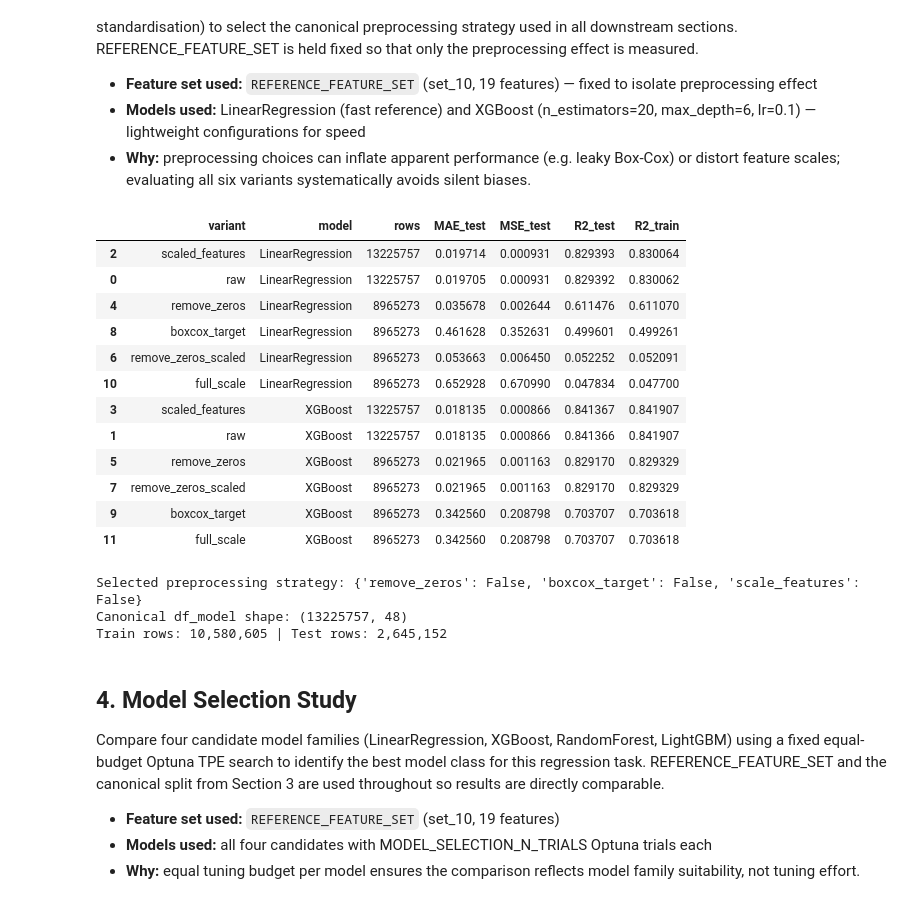
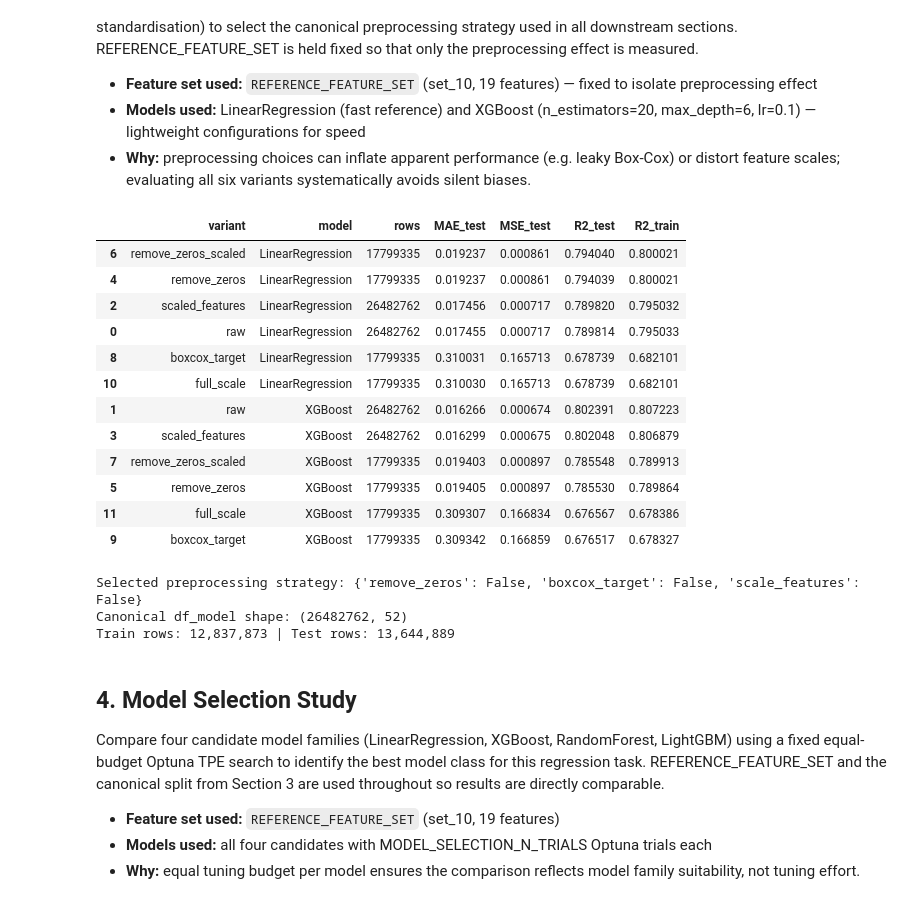
Before and after one commit to marcvem2AED/ML-framework-for-SWF-retrieval, a Jupyter notebook: 3-Model_training.ipynb, the cells around one changed output. Saved outputs shown, nothing was run; the diff lists cells and outputs as text; code cells hidden in the pictures.

```diff
--- a/3-Model_training.ipynb
+++ b/3-Model_training.ipynb
@@ -139,12 +143,10 @@ def evaluate_scaling_variants(df_raw, variants, models, target_col=TARGET_COL):
         df_variant, lam = preprocess_dataset(df_raw, target_col=target_col, **params)
         y_variant = df_variant[target_col]
 
-        tr_idx, te_idx = train_test_split(
-            df_variant.index,
-            test_size=0.2,
-            random_state=RANDOM_STATE,
-            shuffle=True,
-        )
+        tr_idx = df_variant.index[df_raw.loc[df_variant.index, 'year'] == 2017]
+        te_idx = df_variant.index[df_raw.loc[df_variant.index, 'year'] == 2018]
+
+        df_variant = df_variant.drop(columns=['year'])
 
         X_train = df_variant.drop(columns=[target_col]).loc[tr_idx]
         X_test = df_variant.drop(columns=[target_col]).loc[te_idx]
@@ -236,17 +238,7 @@ def create_geographic_block_split(df_in, lat_col='latitude_grid', lon_col='longi
     test_mask = temp['geo_block'].isin(test_blocks)
     return temp.index[~test_mask], temp.index[test_mask]
 
-def drop_column_ablation(
-    X,
-    y,
-    model_builder,
-    n_splits=3,
-    n_repeats=1,
-    random_state=42,
-    r2_redundant_threshold=0.002,
-    mae_redundant_threshold=0.001,
-    verbose=True,
-):
+def drop_column_ablation(X, y, model_builder, n_splits=3, n_repeats=1, random_state=42, r2_redundant_threshold=0.002, mae_redundant_threshold=0.001, verbose=True,):
     rows = []
     features = list(X.columns)
 
@@ -326,8 +318,7 @@ def build_xgb_from_current_setup():
     return XGBRegressor(**models['XGBoost'].get_params())
 
 # ── New scaffold functions ─────────────────────────────────────────────
-def run_model_selection_study(df_model, y, train_idx, feature_set, candidates, n_trials,
-                               n_splits, sample_frac, random_state):
+def run_model_selection_study(df_model, y, train_idx, feature_set, candidates, n_trials, n_splits, sample_frac, random_state):
     """
     For each candidate model in `candidates` (a dict of name -> (model_class, param_space)),
     run a short Optuna TPE search with `n_trials` trials and `n_splits`-fold CV on a
@@ -392,8 +383,7 @@ def run_model_selection_study(df_model, y, train_idx, feature_set, candidates, n
 
     return pd.DataFrame(rows)
 
-def run_shap_pruning(xgb_model, X_train, X_test, y_test, shap_threshold=0.005,
-                     random_state=42):
+def run_shap_pruning(xgb_model, X_train, X_test, y_test, shap_threshold=0.005, random_state=42):
     """
     Compute global mean |SHAP| for all features of xgb_model on a sample of X_test.
     Return two items:
@@ -463,8 +453,8 @@ def run_rfecv(estimator, X_train, y_train, n_splits, sample_frac, random_state,
 
 Load the raw WindSat 2017 dataset from parquet format. All subsequent sections operate on `df_raw` or derivatives of it.
 # %%
-df_raw = pd.read_parquet('data/windsat_2017')
+df_raw = pd.read_parquet('data/datasets')
 print(f'Loaded rows: {len(df_raw):,}')
 print(f'Loaded columns: {len(df_raw.columns)}')
-display(df_raw.head(2))
+df_raw
 # %% [output]
@@ -564,27 +564,26 @@ SCALING_VARIANTS = {
 # %%
 # Evaluate all 6 preprocessing variants; look for variant × model combinations with high R2_test
 # and small gap between R2_train and R2_test (no overfitting)
-df_raw_ref = df_raw[REFERENCE_FEATURE_SET + [TARGET_COL]].copy()
+df_raw_ref = df_raw[REFERENCE_FEATURE_SET + [TARGET_COL] + ['year']].copy()
 
-scaling_results = evaluate_scaling_variants(
-    df_raw_ref, SCALING_VARIANTS, scaling_study_models, target_col=TARGET_COL
-)
+scaling_results = evaluate_scaling_variants(df_raw_ref, SCALING_VARIANTS, scaling_study_models, target_col=TARGET_COL)
+
 scaling_view = scaling_results.sort_values(['model', 'R2_test'], ascending=[True, False])
 display(scaling_view[['variant', 'model', 'rows', 'MAE_test', 'MSE_test', 'R2_test', 'R2_train']])
 # %% [output]
 |  | variant | model | rows | MAE_test | MSE_test | R2_test | R2_train |
-| 2 | scaled_features | LinearRegression | 13225757 | 0.019714 | 0.000931 | 0.829393 | 0.830064 |
-| 0 | raw | LinearRegression | 13225757 | 0.019705 | 0.000931 | 0.829392 | 0.830062 |
-| 4 | remove_zeros | LinearRegression | 8965273 | 0.035678 | 0.002644 | 0.611476 | 0.611070 |
-| 8 | boxcox_target | LinearRegression | 8965273 | 0.461628 | 0.352631 | 0.499601 | 0.499261 |
-| 6 | remove_zeros_scaled | LinearRegression | 8965273 | 0.053663 | 0.006450 | 0.052252 | 0.052091 |
-| 10 | full_scale | LinearRegression | 8965273 | 0.652928 | 0.670990 | 0.047834 | 0.047700 |
-| 3 | scaled_features | XGBoost | 13225757 | 0.018135 | 0.000866 | 0.841367 | 0.841907 |
-| 1 | raw | XGBoost | 13225757 | 0.018135 | 0.000866 | 0.841366 | 0.841907 |
-| 5 | remove_zeros | XGBoost | 8965273 | 0.021965 | 0.001163 | 0.829170 | 0.829329 |
-| 7 | remove_zeros_scaled | XGBoost | 8965273 | 0.021965 | 0.001163 | 0.829170 | 0.829329 |
-| 9 | boxcox_target | XGBoost | 8965273 | 0.342560 | 0.208798 | 0.703707 | 0.703618 |
-| 11 | full_scale | XGBoost | 8965273 | 0.342560 | 0.208798 | 0.703707 | 0.703618 |
+| 6 | remove_zeros_scaled | LinearRegression | 17799335 | 0.019237 | 0.000861 | 0.794040 | 0.800021 |
+| 4 | remove_zeros | LinearRegression | 17799335 | 0.019237 | 0.000861 | 0.794039 | 0.800021 |
+| 2 | scaled_features | LinearRegression | 26482762 | 0.017456 | 0.000717 | 0.789820 | 0.795032 |
+| 0 | raw | LinearRegression | 26482762 | 0.017455 | 0.000717 | 0.789814 | 0.795033 |
+| 8 | boxcox_target | LinearRegression | 17799335 | 0.310031 | 0.165713 | 0.678739 | 0.682101 |
+| 10 | full_scale | LinearRegression | 17799335 | 0.310030 | 0.165713 | 0.678739 | 0.682101 |
+| 1 | raw | XGBoost | 26482762 | 0.016266 | 0.000674 | 0.802391 | 0.807223 |
+| 3 | scaled_features | XGBoost | 26482762 | 0.016299 | 0.000675 | 0.802048 | 0.806879 |
+| 7 | remove_zeros_scaled | XGBoost | 17799335 | 0.019403 | 0.000897 | 0.785548 | 0.789913 |
+| 5 | remove_zeros | XGBoost | 17799335 | 0.019405 | 0.000897 | 0.785530 | 0.789864 |
+| 11 | full_scale | XGBoost | 17799335 | 0.309307 | 0.166834 | 0.676567 | 0.678386 |
+| 9 | boxcox_target | XGBoost | 17799335 | 0.309342 | 0.166859 | 0.676517 | 0.678327 |
 # %%
 # Select preprocessing strategy: 'scaled_features' — no zero removal, no Box-Cox,
 # feature scaling only. Retains all rows (including fwns=0) and avoids Box-Cox leakage.
@@ -596,19 +595,15 @@ print('Selected preprocessing strategy:', SELECTED_PREPROCESSING)
 df_model, _lambda = preprocess_dataset(df_raw, **SELECTED_PREPROCESSING)
 y = df_model[TARGET_COL]
 
-train_idx, test_idx = train_test_split(
-    df_model.index,
-    test_size=0.2,
-    random_state=RANDOM_STATE,
-    shuffle=True,
-)
+train_idx = df_model.index[df_model['year'] == 2017]
+test_idx  = df_model.index[df_model['year'] == 2018]
 
 print(f'Canonical df_model shape: {df_model.shape}')
 print(f'Train rows: {len(train_idx):,} | Test rows: {len(test_idx):,}')
 # %% [output]
 Selected preprocessing strategy: {'remove_zeros': False, 'boxcox_target': False, 'scale_features': False}
-Canonical df_model shape: (13225757, 48)
-Train rows: 10,580,605 | Test rows: 2,645,152
+Canonical df_model shape: (26482762, 52)
+Train rows: 12,837,873 | Test rows: 13,644,889
 # %% [markdown]
 ## 4. Model Selection Study
 
```
Also changed, not shown: parts of 74 cells of this notebook, 2 other files.
